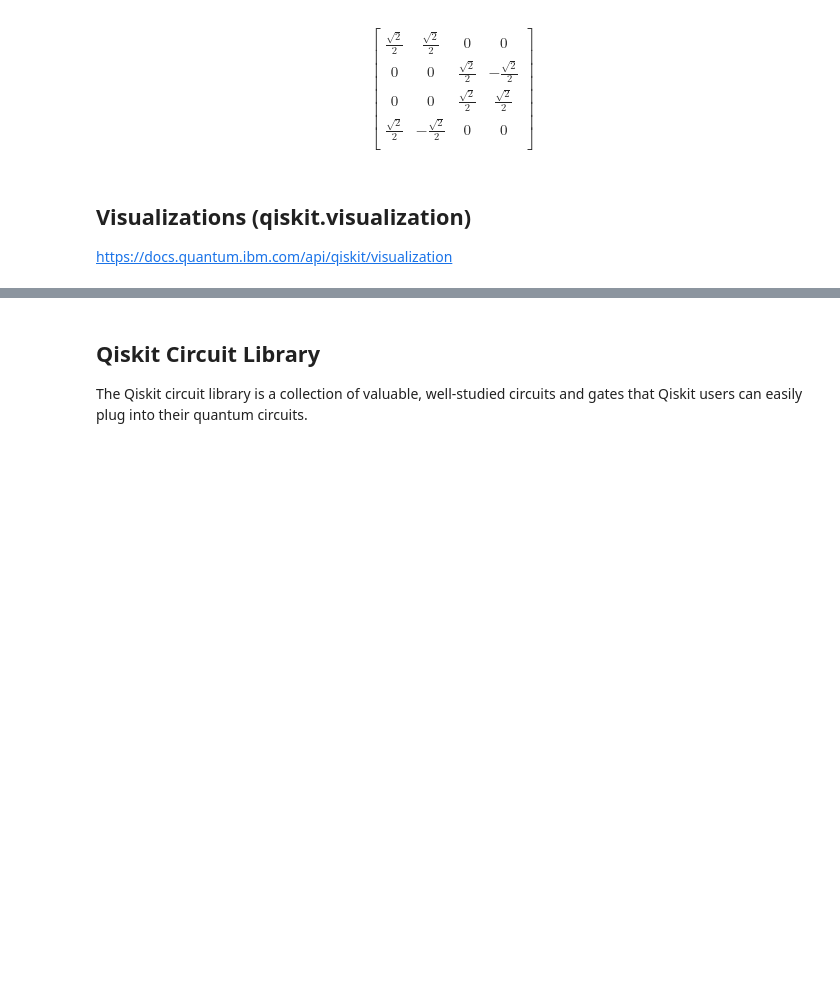
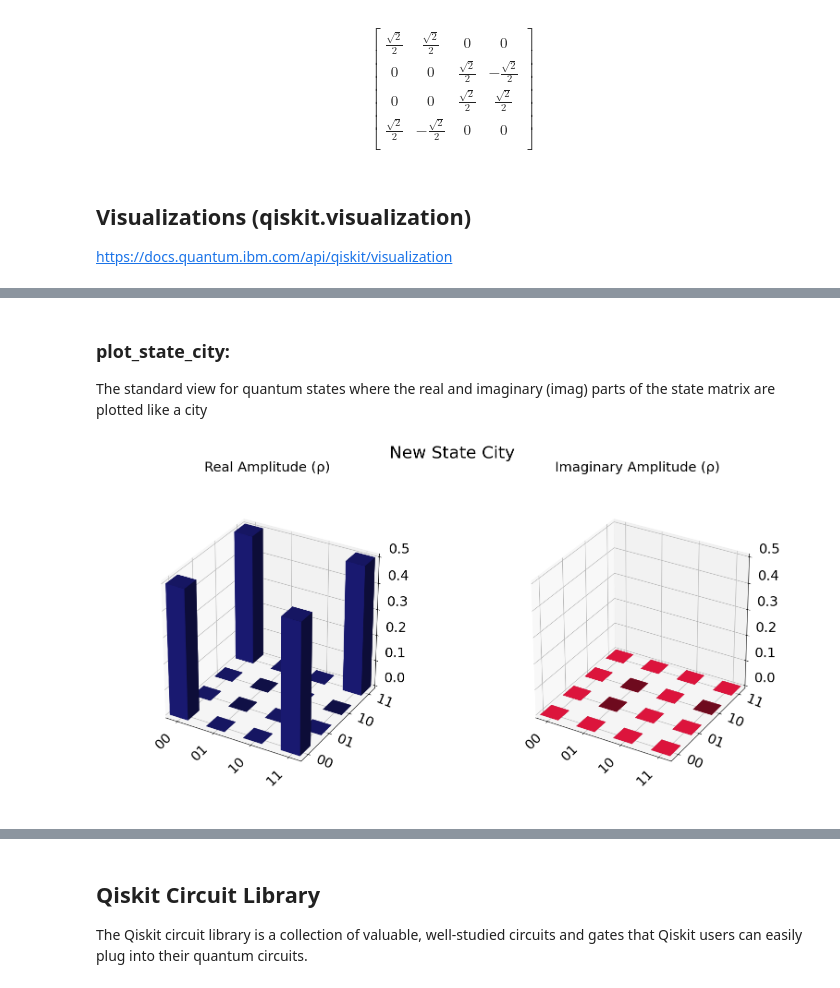
Before and after one commit to Omid-Hassasfar/CHPC2024-QuantumComputing, a Jupyter notebook: CHPC2024_QC_Qiskit_Intro.ipynb, the cells around one changed output, grey strips where cells are left out. Cells and saved outputs as stored; diff of their text form; code cells hidden in the pictures; blank space fills up the shorter version.

```diff
--- a/CHPC2024_QC_Qiskit_Intro.ipynb
+++ b/CHPC2024_QC_Qiskit_Intro.ipynb
@@ -702,0 +749,14 @@ https://docs.quantum.ibm.com/api/qiskit/visualization
+# %% [markdown]
+### plot_state_city:
+The standard view for quantum states where the real and imaginary (imag) parts of the state matrix are plotted like a city
+# %%
+# You can choose different colors for the real and imaginary parts of the density matrix.
+
+qc = QuantumCircuit(2)
+qc.h(0)
+qc.cx(0, 1)
+
+state = DensityMatrix(qc)
+plot_state_city(state, color=['midnightblue', 'crimson'], title="New State City")
+# %% [output]
+[figure, added]
```
Also changed, not shown: parts of 43 cells of this notebook.
